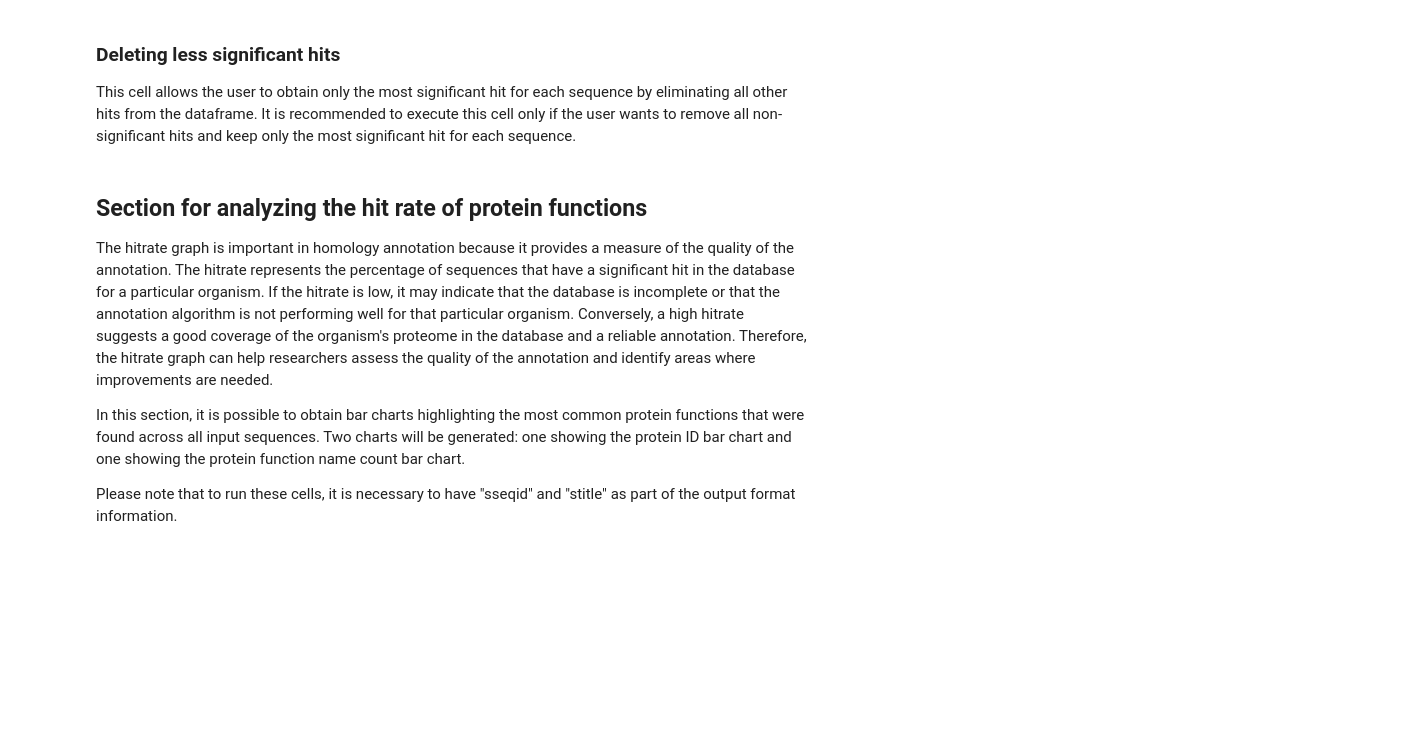
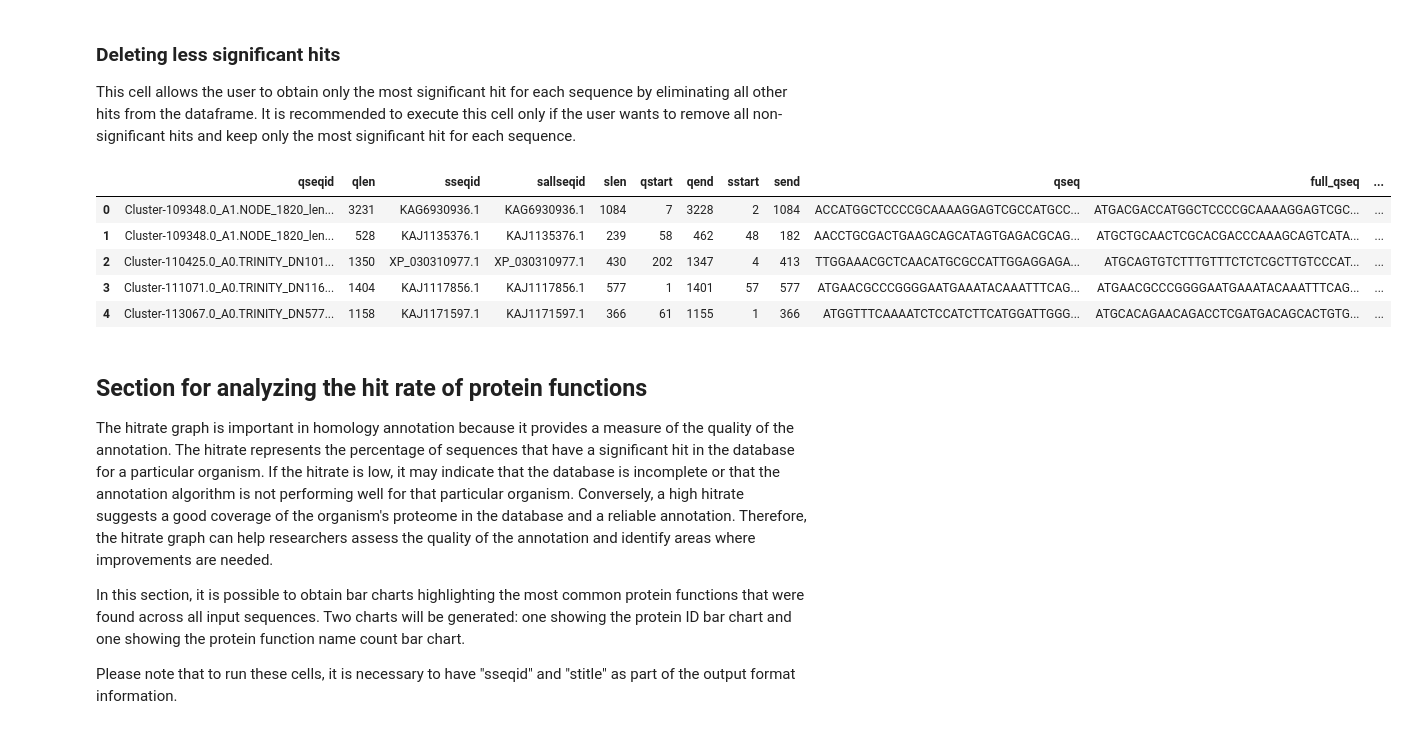
Before and after one commit to lorenzo-arcioni/BioSwiftAnalytics, a Jupyter notebook: BLAST post-processing tsv parser.ipynb, the cells around one changed output. Saved outputs shown, nothing was run; the diff lists cells and outputs as text; code cells hidden in the pictures; blank space fills up the shorter version.

```diff
--- a/BLAST post-processing tsv parser.ipynb
+++ b/BLAST post-processing tsv parser.ipynb
@@ -14,7 +14,7 @@ Whether you're an experienced bioinformatician or new to the field, these notebo
 #Importing libraries
 import pandas as pd
 import matplotlib.pyplot as plt
-import numpy as np
+import numpy as npEDSP_CYNPY
 
 from math import log10, floor
 from IPython.display import Markdown
@@ -24,10 +24,7 @@ import ipywidgets as widgets
 
 %matplotlib inline
 
-#Useful function for displaying more data
-def display_all(df):
-    with pd.option_context("display.max_columns", 1000):
-        display(df)
+pd.set_option('display.max_columns', None)
 
 #Find the exponent of a float number in scientific notation
 def find_exp(number) -> int:
@@ -68,6 +65,15 @@ path = "./salamandra/fast_slow_graphs/" + title;
 This cell allows the user to obtain only the most significant hit for each sequence by eliminating all other hits from the dataframe. It is recommended to execute this cell only if the user wants to remove all non-significant hits and keep only the most significant hit for each sequence.
 # %%
 df = df.groupby('qseqid').first().reset_index()
+# %%
+df.head()
+# %% [output]
+|  | qseqid | qlen | sseqid | sallseqid | slen | qstart | qend | sstart | send | qseq | full_qseq | ... |
+| 0 | Cluster-109348.0_A1.NODE_1820_len... | 3231 | KAG6930936.1 | KAG6930936.1 | 1084 | 7 | 3228 | 2 | 1084 | ACCATGGCTCCCCGCAAAAGGAGTCGCCATGCC... | ATGACGACCATGGCTCCCCGCAAAAGGAGTCGC... | ... |
+| 1 | Cluster-109348.0_A1.NODE_1820_len... | 528 | KAJ1135376.1 | KAJ1135376.1 | 239 | 58 | 462 | 48 | 182 | AACCTGCGACTGAAGCAGCATAGTGAGACGCAG... | ATGCTGCAACTCGCACGACCCAAAGCAGTCATA... | ... |
+| 2 | Cluster-110425.0_A0.TRINITY_DN101... | 1350 | XP_030310977.1 | XP_030310977.1 | 430 | 202 | 1347 | 4 | 413 | TTGGAAACGCTCAACATGCGCCATTGGAGGAGA... | ATGCAGTGTCTTTGTTTCTCTCGCTTGTCCCAT... | ... |
+| 3 | Cluster-111071.0_A0.TRINITY_DN116... | 1404 | KAJ1117856.1 | KAJ1117856.1 | 577 | 1 | 1401 | 57 | 577 | ATGAACGCCCGGGGAATGAAATACAAATTTCAG... | ATGAACGCCCGGGGAATGAAATACAAATTTCAG... | ... |
+| 4 | Cluster-113067.0_A0.TRINITY_DN577... | 1158 | KAJ1171597.1 | KAJ1171597.1 | 366 | 61 | 1155 | 1 | 366 | ATGGTTTCAAAATCTCCATCTTCATGGATTGGG... | ATGCACAGAACAGACCTCGATGACAGCACTGTG... | ... |
 # %% [markdown]
 ## Section for analyzing the hit rate of protein functions
 
```
Also changed, not shown: 6 other files.
